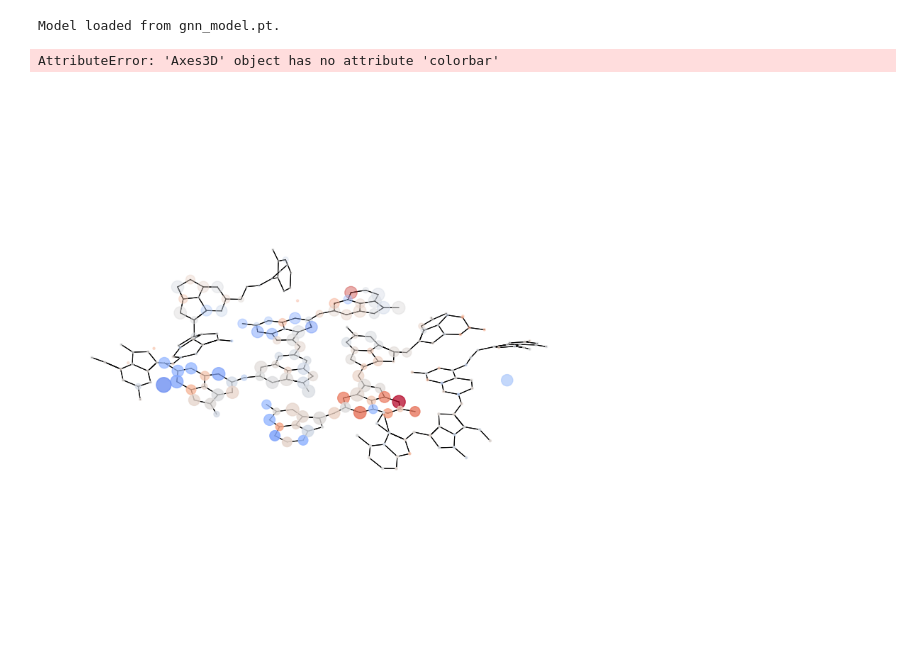
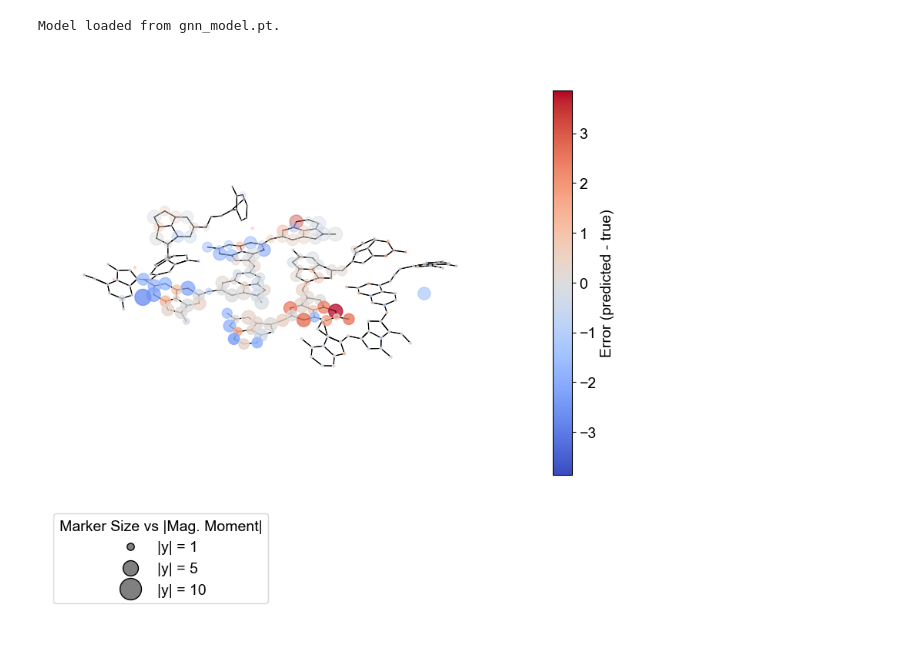
Before and after one commit to yihan-liu/MAG-OCN, a Jupyter notebook: evaluation.ipynb, the cells around one changed output. Drawn from its saved outputs; the diff is of its cells as text; code cells hidden in the pictures.

```diff
--- a/evaluation.ipynb
+++ b/evaluation.ipynb
@@ -143,7 +144,10 @@ def plot_atom_data(fig,
     cbar = fig.colorbar(mappable, ax=ax, shrink=0.65, pad=0.1)
     cbar.set_label('Error (predicted - true)', rotation=90)
 
-    legend_moments = [0.1, 0.5, 1.0]
+    if legend_moments is None:
+        # default reference moments
+        legend_moments = [0.1, 0.5, 1.0]
+
     legend_elements = []
     for val in legend_moments:
         # compute the scatter 's' value
@@ -200,7 +204,7 @@ Model loaded from gnn_model.pt.
 # %%
 fig = plt.figure(figsize=(10, 10))
 
-plot_atom_data(fig, eval_data, out)
+plot_atom_data(fig, eval_data, out, legend_moments=[1, 5, 10])
+fig.savefig('eval.svg', dpi=600)
 # %% [output]
-AttributeError: 'Axes3D' object has no attribute 'colorbar'
-[figure, old version]
+[figure, new version]
```
Also changed, not shown: parts of 1 cell of this notebook, 1 other file.
